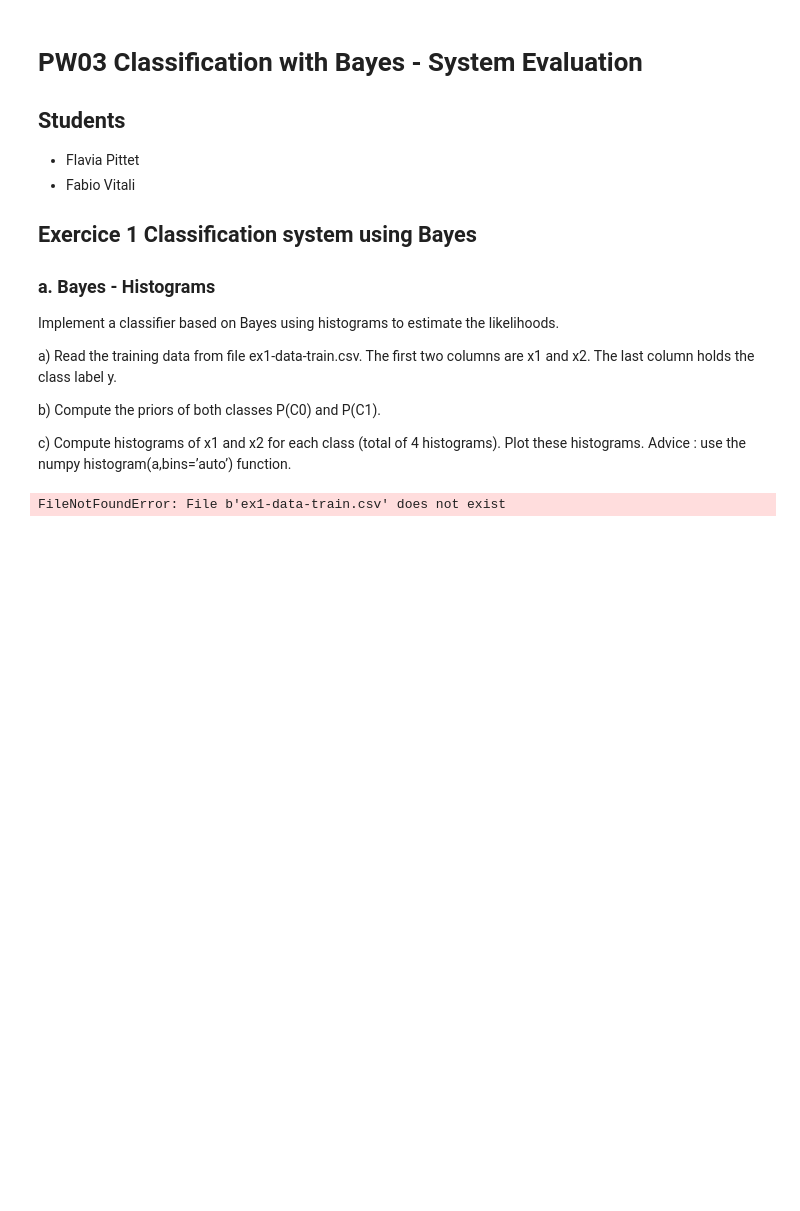
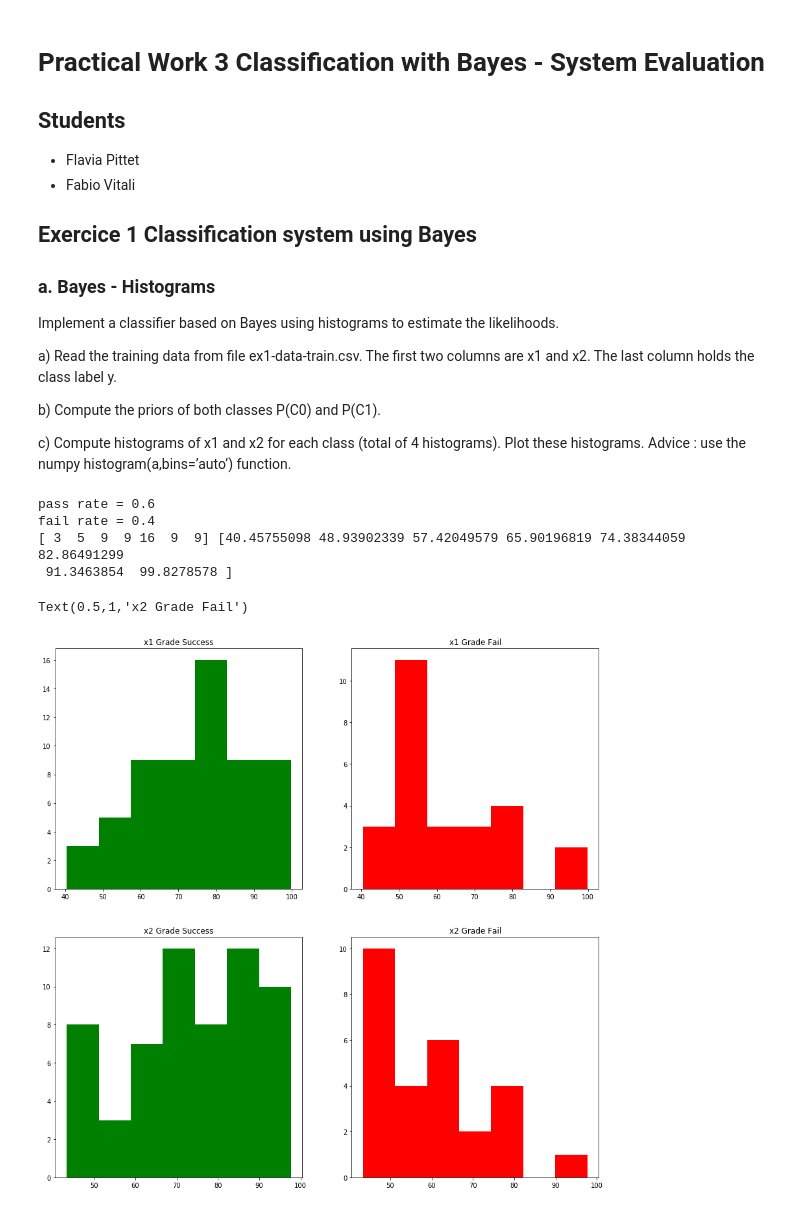
Before and after one commit to flavz27/mach_le_mse, a Jupyter notebook: PW03/03_pittet_vitali.ipynb, the cells around one changed output. Saved outputs shown, nothing was run; the diff lists cells and outputs as text; code cells hidden in the pictures; blank space fills up the shorter version.

```diff
--- a/PW03/03_pittet_vitali.ipynb
+++ b/PW03/03_pittet_vitali.ipynb
@@ -1,5 +1,5 @@
 # %% [markdown]
-# PW03 Classification with Bayes - System Evaluation
+# Practical Work 3 Classification with Bayes - System Evaluation
 ## Students
 - Flavia Pittet
 - Fabio Vitali
@@ -18,24 +18,68 @@ histograms. Advice : use the numpy histogram(a,bins=’auto’) function.
 # %%
 # basic imports
 import pandas as pd
 import matplotlib.pyplot as plt
 import numpy as np
 import random
 from mpl_toolkits.mplot3d import Axes3D
 %matplotlib inline
 
-# read data
-trainingset = pd.read_csv('ex1-data-train.csv',  names=['grade1', 'grade2', 'pass'])
+# a) read data
+trainingset = pd.read_csv('data/ex1-data-train.csv',  names=['grade1', 'grade2', 'pass'])
 x1 = trainingset['grade1'].values
 x2 = trainingset['grade2'].values
 y = trainingset['pass'].values
 trainset = list(zip(x1, x2, y))
 
-testset = pd.read_csv('ex1-data-test.csv',  names=['grade1', 'grade2', 'pass'])
+testset = pd.read_csv('data/ex1-data-test.csv',  names=['grade1', 'grade2', 'pass'])
 testx1 = testset['grade1'].values
 testx2 = testset['grade2'].values
 testy = testset['pass'].values
 
 testset = list(zip(testx1, testx2, testy))
+
+## b) compute priors
+priorCpass = sum([1 for x1, x2, y in trainset if y])/len(trainset)
+
+
+priorCfail = 1 - priorCpass
+
+print('pass rate = {}\nfail rate = {}'.format(priorCpass, priorCfail))
+## c) histogram
+#[x for x,_,_ in trainset]
+#[y for _,_,y in trainset]
+fig = plt.figure(figsize=(15,15))
+
+
+pltx1Success = fig.add_subplot(2, 2, 1)
+x1Success = [x for x,_,y in trainset if y]
+x1SuccessValues, x1SuccessBins = np.histogram(x1Success, bins='auto')
+pltx1Success.hist(x=x1Success, bins=x1SuccessBins, color='green')
+pltx1Success.set_title('x1 Grade Success')
+
+pltx1Fail = fig.add_subplot(2, 2, 2)
+x1Fail = [x for x,_,y in trainset if not y]
+x1FailValues, x1FailBins = np.histogram(x1Success, bins='auto')
+pltx1Fail.hist(x=x1Fail, bins=x1FailBins, color='red')
+pltx1Fail.set_title('x1 Grade Fail')
+
+print(x1SuccessValues, x1SuccessBins)
+
+pltx2Success = fig.add_subplot(2, 2, 3)
+x2Success = [x for _,x,y in trainset if y]
+x2SuccessValues, x2SuccessBins = np.histogram(x2Success, bins='auto')
+pltx2Success.hist(x=x2Success, bins=x2SuccessBins, color='green')
+pltx2Success.set_title('x2 Grade Success')
+
+pltx2Fail = fig.add_subplot(2, 2, 4)
+x2Fail = [x for _,x,y in trainset if not y]
+x2FailValues, x2FailBins = np.histogram(x2Success, bins='auto')
+pltx2Fail.hist(x=x2Fail, bins=x2FailBins, color='red')
+pltx2Fail.set_title('x2 Grade Fail')
 # %% [output]
-FileNotFoundError: File b'ex1-data-train.csv' does not exist
+pass rate = 0.6
+fail rate = 0.4
+[ 3  5  9  9 16  9  9] [40.45755098 48.93902339 57.42049579 65.90196819 74.38344059 82.86491299
+ 91.3463854  99.8278578 ]
+Text(0.5,1,'x2 Grade Fail')
+[figure, added]
```
Also changed, not shown: parts of 7 cells of this notebook.
